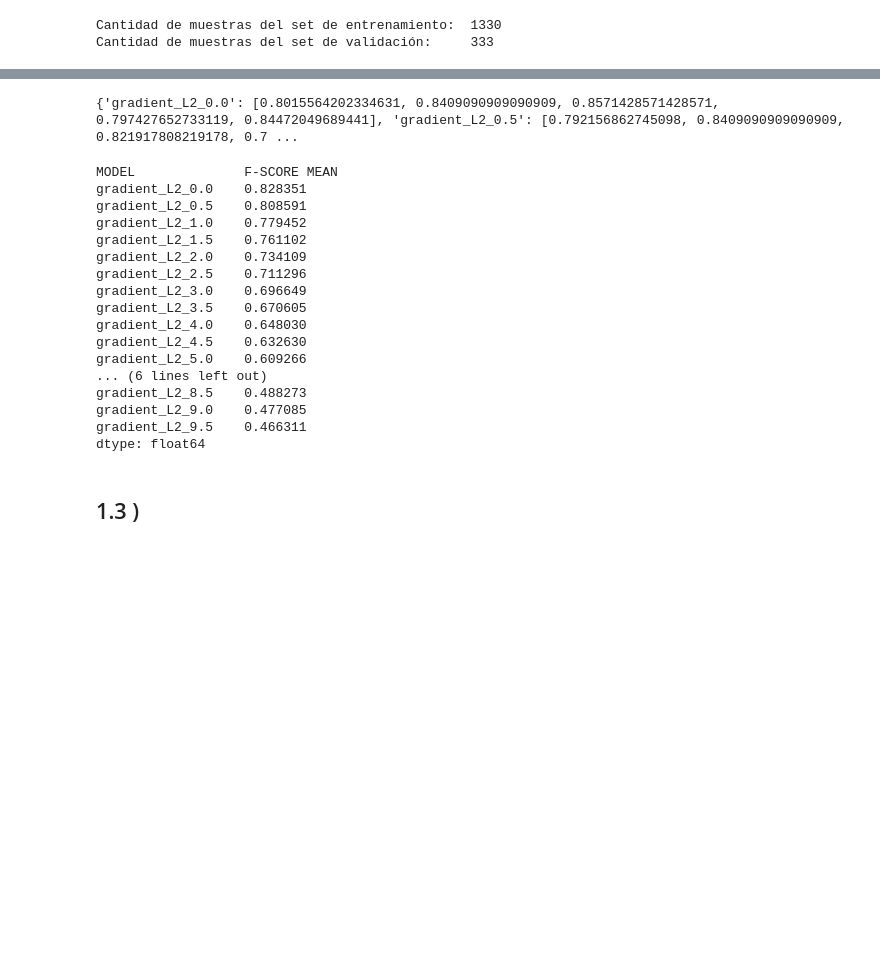
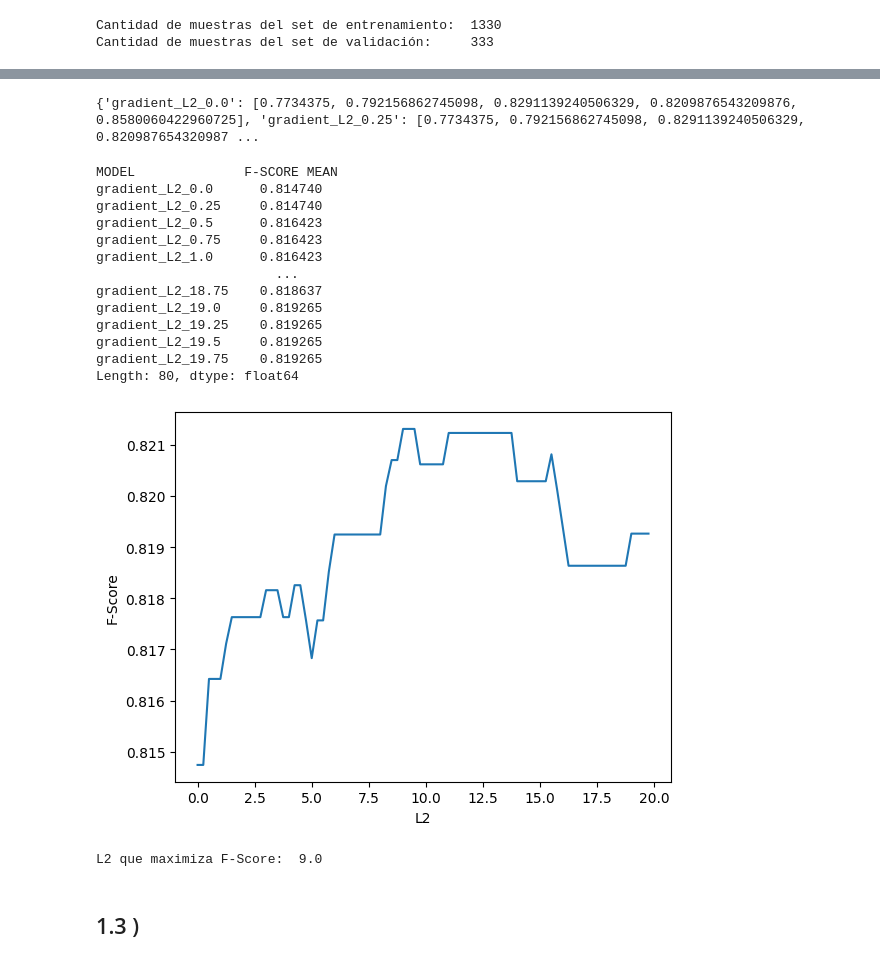
Before and after one commit to NazaGonella/TP02-machine-learning, a Jupyter notebook: Gonella_Nazareno_Notebook_TP2.ipynb, the cells around one changed output, grey strips where cells are left out. Drawn from its saved outputs; the diff is of its cells as text; code cells hidden in the pictures; blank space fills up the shorter version.

Commit message:
L2 score adjusted

```diff
--- a/Gonella_Nazareno_Notebook_TP2.ipynb
+++ b/Gonella_Nazareno_Notebook_TP2.ipynb
@@ -185,5 +185,5 @@ AUC-ROC :  0.8867030965391621
 # %%
-Ls : np.ndarray = np.arange(0, 10, 0.5)
+Ls : np.ndarray = np.arange(0, 20, 0.25)
 def cross_validation_regularization_by_f_score(df : pd.DataFrame, Ls : np.ndarray, k_folds : int = 5) -> dict[str, float]:
     F_models : dict[str, float] = {f'gradient_L2_{l}' : [] for l in Ls}
     entries_per_fold : int = int(np.floor(df.shape[0] / k_folds))
@@ -210,31 +210,37 @@ def cross_validation_regularization_by_f_score(df : pd.DataFrame, Ls : np.ndarra
                 lin_grad_L2.get_f_score()
             )
     return F_models
-F_models : np.ndarray = cross_validation_regularization_by_f_score(cell_diagnosis_dev, Ls, k_folds=5)
+F_models : dict[str, float] = cross_validation_regularization_by_f_score(cell_diagnosis_dev, Ls, k_folds=5)
 print(F_models)
 # %% [output]
-{'gradient_L2_0.0': [0.8015564202334631, 0.8409090909090909, 0.8571428571428571, 0.797427652733119, 0.84472049689441], 'gradient_L2_0.5': [0.792156862745098, 0.8409090909090909, 0.821917808219178, 0.7 ...
+{'gradient_L2_0.0': [0.7734375, 0.792156862745098, 0.8291139240506329, 0.8209876543209876, 0.8580060422960725], 'gradient_L2_0.25': [0.7734375, 0.792156862745098, 0.8291139240506329, 0.820987654320987 ...
 # %%
 print("MODEL              F-SCORE MEAN")
-print(pd.DataFrame(F_models).mean())
+F_means : pd.Series = pd.DataFrame(F_models).mean()
+print(F_means)
 # %% [output]
 MODEL              F-SCORE MEAN
-gradient_L2_0.0    0.828351
-gradient_L2_0.5    0.808591
-gradient_L2_1.0    0.779452
-gradient_L2_1.5    0.761102
-gradient_L2_2.0    0.734109
-gradient_L2_2.5    0.711296
-gradient_L2_3.0    0.696649
-gradient_L2_3.5    0.670605
-gradient_L2_4.0    0.648030
-gradient_L2_4.5    0.632630
-gradient_L2_5.0    0.609266
-... (6 lines left out)
-gradient_L2_8.5    0.488273
-gradient_L2_9.0    0.477085
-gradient_L2_9.5    0.466311
-dtype: float64
+gradient_L2_0.0      0.814740
+gradient_L2_0.25     0.814740
+gradient_L2_0.5      0.816423
+gradient_L2_0.75     0.816423
+gradient_L2_1.0      0.816423
+                       ...
+gradient_L2_18.75    0.818637
+gradient_L2_19.0     0.819265
+gradient_L2_19.25    0.819265
+gradient_L2_19.5     0.819265
+gradient_L2_19.75    0.819265
+Length: 80, dtype: float64
+# %%
+plt.plot(Ls, pd.DataFrame(F_models).mean())
+plt.xlabel('L2')
+plt.ylabel('F-Score')
+plt.show()
+print("L2 que maximiza F-Score: ", Ls[np.argmax(F_means)])
+# %% [output]
+[figure, added]
+L2 que maximiza F-Score:  9.0
 # %% [markdown]
 ## 1.3 )
 # %%
```
Also changed, not shown: parts of 9 cells of this notebook.
